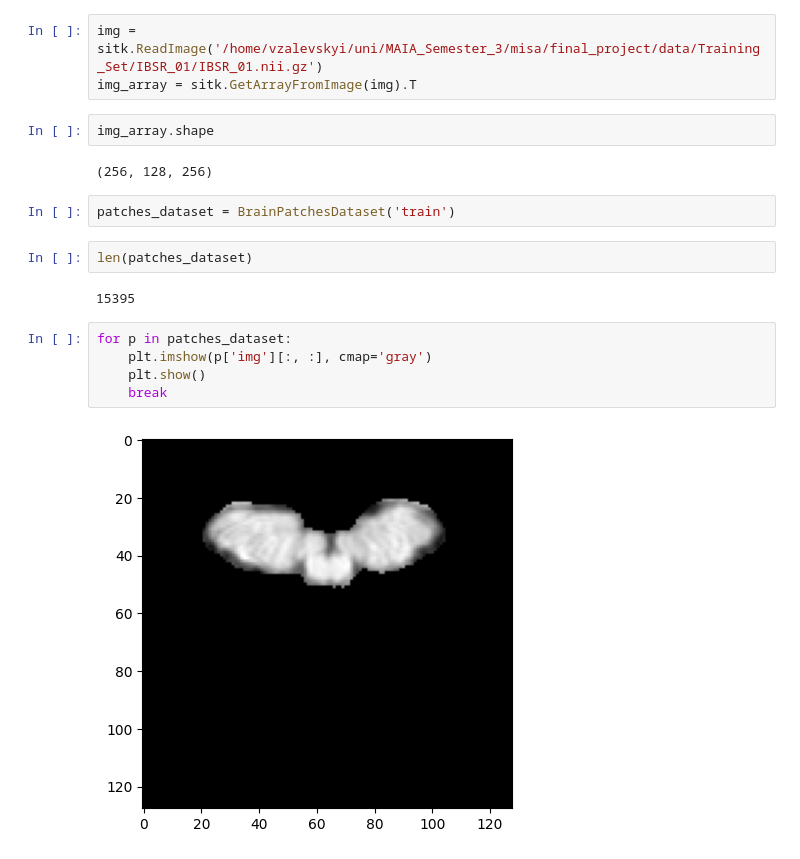
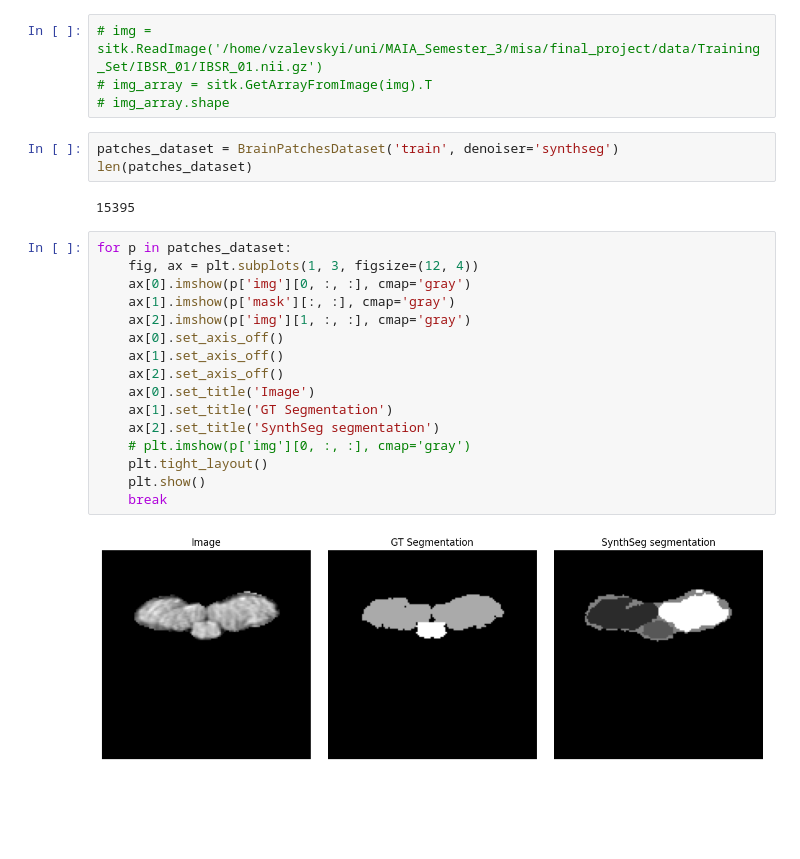
Before and after one commit to vladzalevskyi/brain-segmentation, a Jupyter notebook: notebooks/drafts/test_dataset.ipynb, the cells around one changed output. Cells and saved outputs as stored; diff of their text form; blank space fills up the shorter version.

Commit message:
add synthseg channel in the input for the denoiser effect

```diff
--- a/notebooks/drafts/test_dataset.ipynb
+++ b/notebooks/drafts/test_dataset.ipynb
@@ -11,22 +18,29 @@ import matplotlib.pyplot as plt
 from dataset.patch_dataset import BrainPatchesDataset
 from dataset.roi_extraction import reconstruct_patches, extract_ROIs
 # %%
-img = sitk.ReadImage('/home/vzalevskyi/uni/MAIA_Semester_3/misa/final_project/data/Training_Set/IBSR_01/IBSR_01.nii.gz')
-img_array = sitk.GetArrayFromImage(img).T
+# img = sitk.ReadImage('/home/vzalevskyi/uni/MAIA_Semester_3/misa/final_project/data/Training_Set/IBSR_01/IBSR_01.nii.gz')
+# img_array = sitk.GetArrayFromImage(img).T
+# img_array.shape
-# %%
-img_array.shape
-# %% [output]
-(256, 128, 256)
 # %%
-patches_dataset = BrainPatchesDataset('train')
+patches_dataset = BrainPatchesDataset('train', denoiser='synthseg')
+len(patches_dataset)
+# %% [output]
+15395
-# %%
-len(patches_dataset)
-# %% [output]
-15395
-# %%
-for p in patches_dataset:
-    plt.imshow(p['img'][:, :], cmap='gray')
-    plt.show()
-    break
-# %% [output]
-[figure, removed]
+# %%
+for p in patches_dataset:
+    fig, ax = plt.subplots(1, 3, figsize=(12, 4))
+    ax[0].imshow(p['img'][0, :, :], cmap='gray')
+    ax[1].imshow(p['mask'][:, :], cmap='gray')
+    ax[2].imshow(p['img'][1, :, :], cmap='gray')
+    ax[0].set_axis_off()
+    ax[1].set_axis_off()
+    ax[2].set_axis_off()
+    ax[0].set_title('Image')
+    ax[1].set_title('GT Segmentation')
+    ax[2].set_title('SynthSeg segmentation')
+    # plt.imshow(p['img'][0, :, :], cmap='gray')
+    plt.tight_layout()
+    plt.show()
+    break
+# %% [output]
+[figure, added]
```
Also changed, not shown: parts of 5 cells of this notebook, 4 other files.
